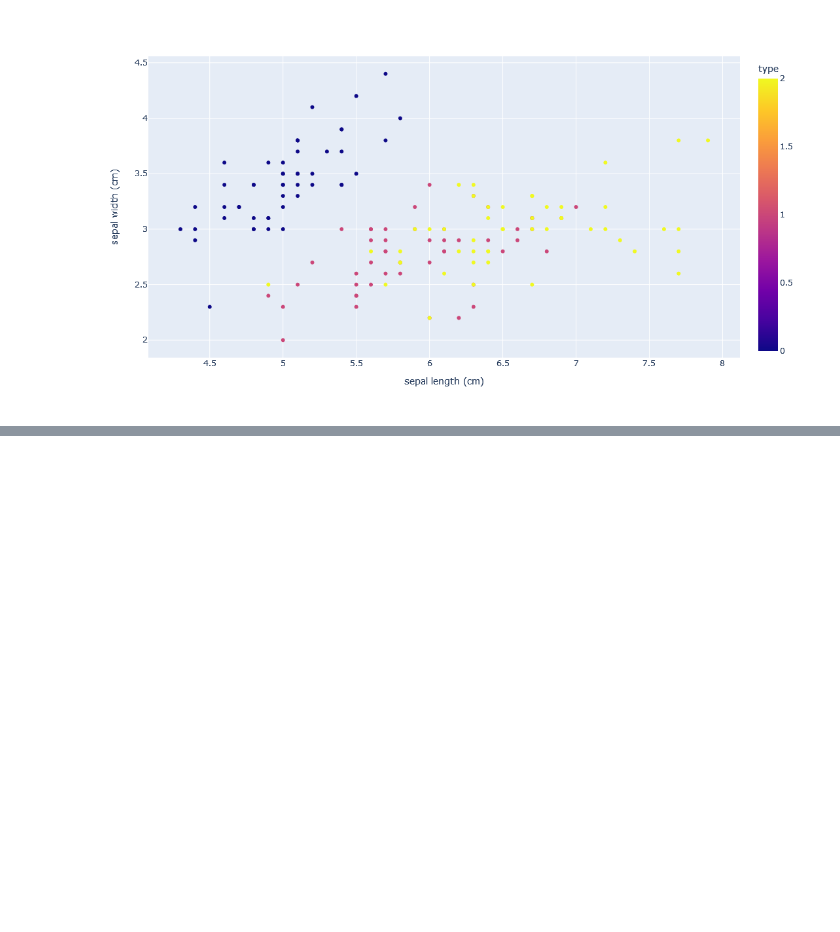
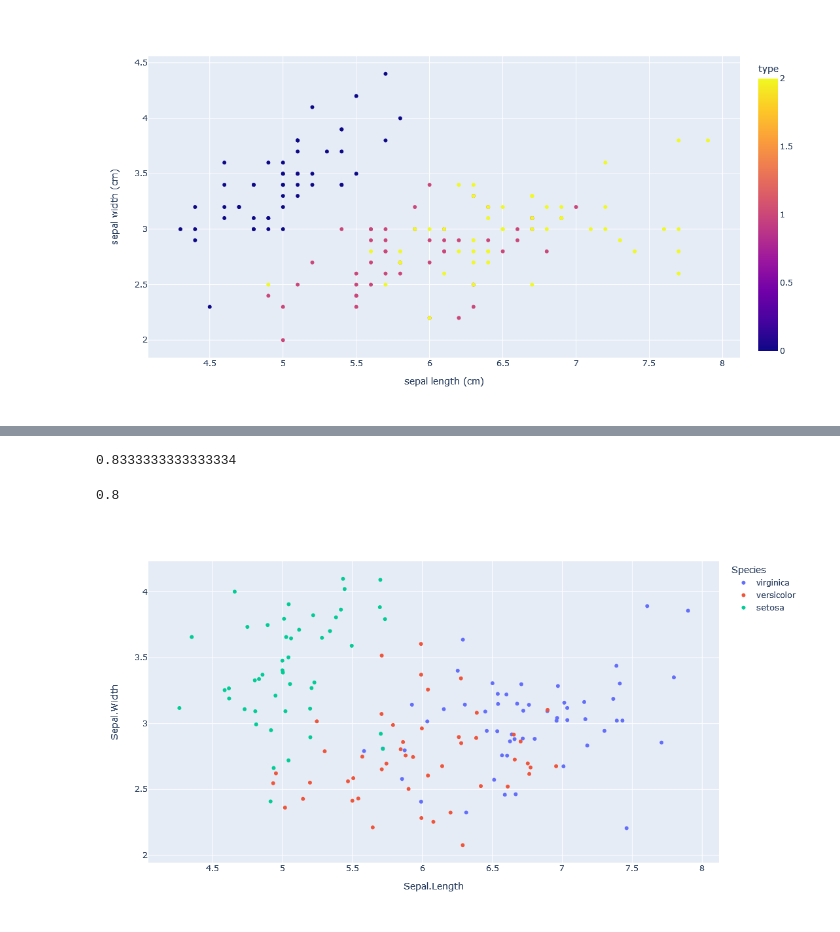
Before and after one commit to silvcr/MSc-Project, a Jupyter notebook: working agb.ipynb, the cells around one changed output, grey strips where cells are left out. Saved outputs shown, nothing was run; the diff lists cells and outputs as text; code cells hidden in the pictures; blank space fills up the shorter version.

```diff
--- a/working agb.ipynb
+++ b/working agb.ipynb
@@ -345,0 +342,6 @@ px.scatter(iris_df, x = 'sepal length (cm)', y = 'sepal width (cm)', color = 'ty
+# %%
+iris_gen = pd.read_csv("iris_gen.csv", index_col = 0)
+iris_real = pd.read_csv("iris_real.csv", index_col = 0)
+iris_gen1 = pd.read_csv("iris_gen1.csv", index_col = 0)
+iris_gen2 = pd.read_csv("iris_gen2.csv", index_col = 0)
+iris_gen3 = pd.read_csv("iris_gen3.csv", index_col = 0)
@@ -361,0 +432,17 @@ iris_df
+# %%
+preds = model.predict(X_test)
+np.sum(preds == y_test)/len(y_test)
+model.score(X_test, y_test)
+# %% [output]
+0.8333333333333334
+# %%
+from sklearn.ensemble import RandomForestClassifier
+rf = RandomForestClassifier(n_estimators = 20)
+rf.fit(X_train, y_train)
+rf.score(X_test, y_test)
+# %% [output]
+0.8
+# %%
+px.scatter(iris_gen1, x = 'Sepal.Length', y = 'Sepal.Width', color = 'Species', width = 600, height = 600)
+# %% [output]
+[figure, added]
```
Also changed, not shown: parts of 19 cells of this notebook, 7 other files.
